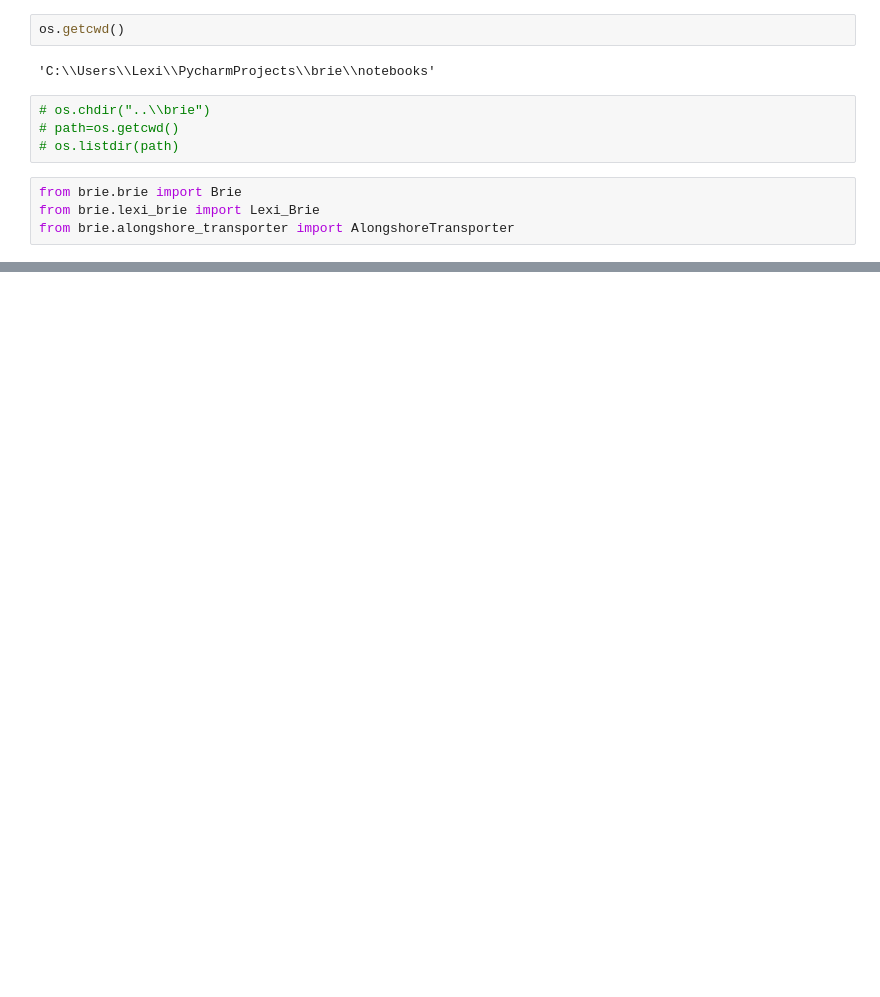
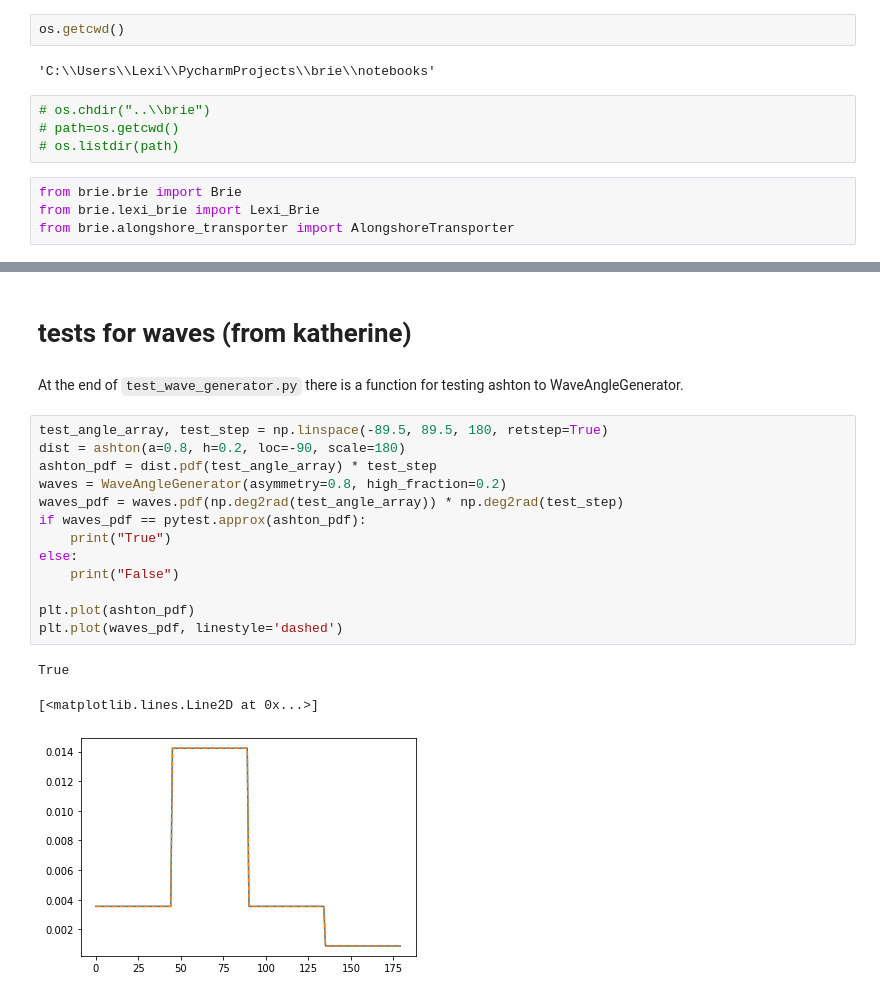
Before and after one commit to UNC-CECL/brie, a Jupyter notebook: notebooks/Lexi_AST_wavePDF.ipynb, the cells around one changed output, grey strips where cells are left out. Drawn from its saved outputs; the diff is of its cells as text; blank space fills up the shorter version.

```diff
--- a/notebooks/Lexi_AST_wavePDF.ipynb
+++ b/notebooks/Lexi_AST_wavePDF.ipynb
@@ -146,0 +177,21 @@ False
+# %% [markdown]
+# tests for waves (from katherine)
+# %% [markdown]
+At the end of `test_wave_generator.py` there is a function for testing ashton to WaveAngleGenerator.
+# %%
+test_angle_array, test_step = np.linspace(-89.5, 89.5, 180, retstep=True)
+dist = ashton(a=0.8, h=0.2, loc=-90, scale=180)
+ashton_pdf = dist.pdf(test_angle_array) * test_step
+waves = WaveAngleGenerator(asymmetry=0.8, high_fraction=0.2)
+waves_pdf = waves.pdf(np.deg2rad(test_angle_array)) * np.deg2rad(test_step)
+if waves_pdf == pytest.approx(ashton_pdf):
+    print("True")
+else:
+    print("False")
+
+plt.plot(ashton_pdf)
+plt.plot(waves_pdf, linestyle='dashed')
+# %% [output]
+True
+[<matplotlib.lines.Line2D at 0x...>]
+[figure, added]
```
Also changed, not shown: parts of 34 cells of this notebook.
